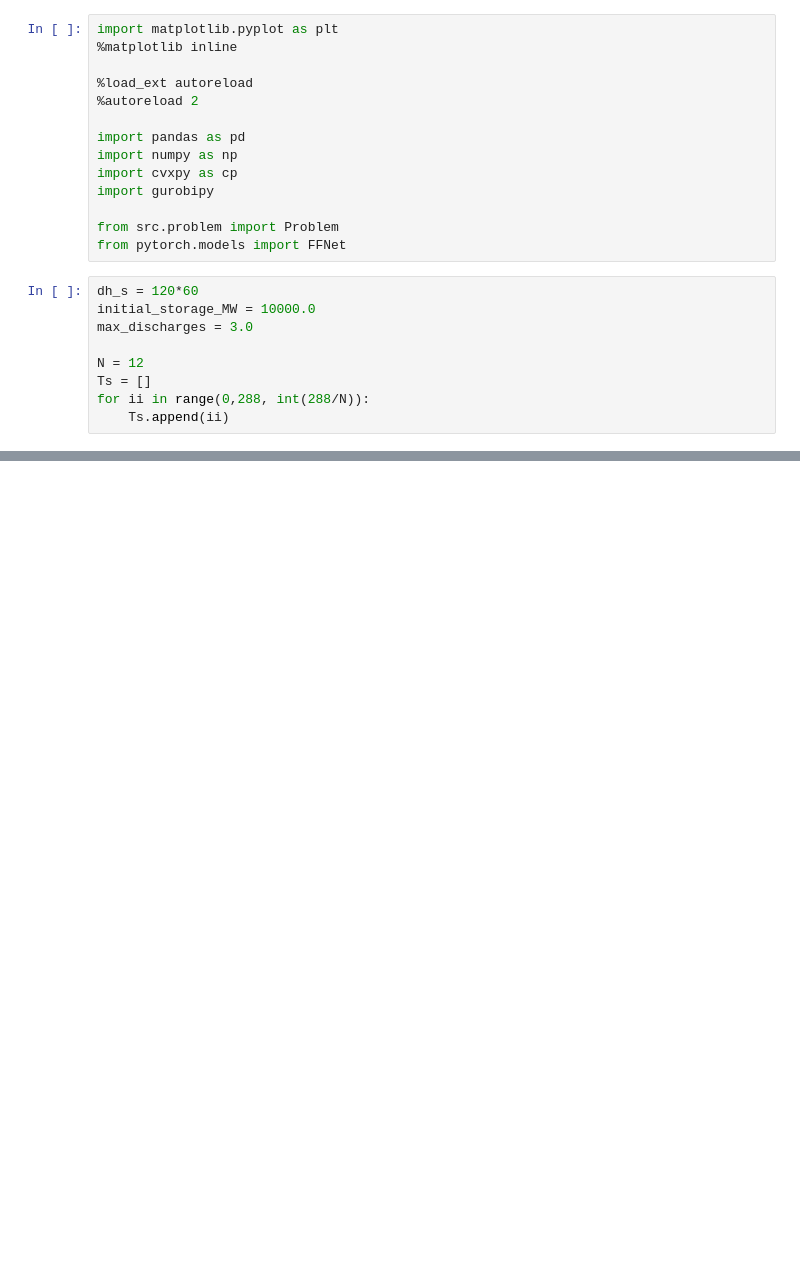
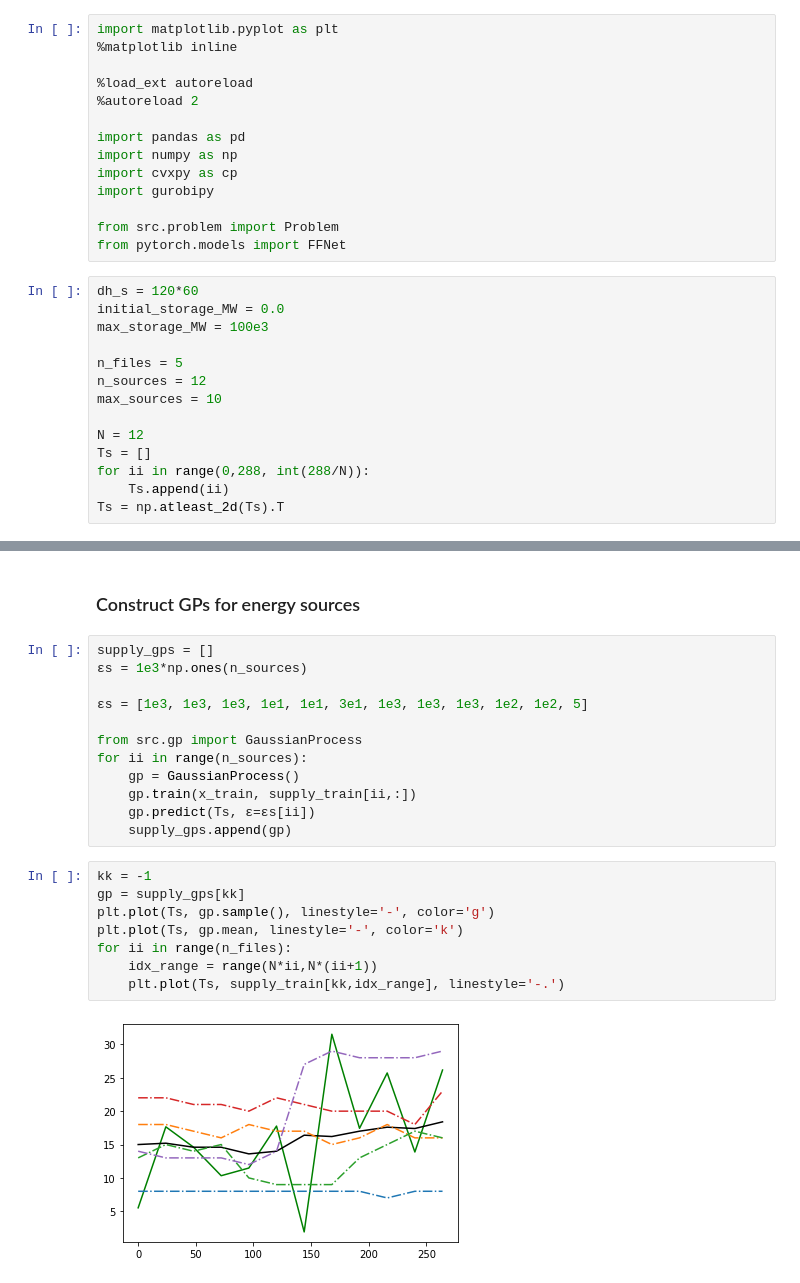
Before and after one commit to acauligi/energy291-project, a Jupyter notebook: data_generation.ipynb, the cells around one changed output, grey strips where cells are left out. Saved outputs shown, nothing was run; the diff lists cells and outputs as text; blank space fills up the shorter version.

```diff
--- a/data_generation.ipynb
+++ b/data_generation.ipynb
@@ -14,11 +14,16 @@ from src.problem import Problem
 from pytorch.models import FFNet
 # %%
 dh_s = 120*60
-initial_storage_MW = 10000.0
-max_discharges = 3.0
+initial_storage_MW = 0.0
+max_storage_MW = 100e3
+
+n_files = 5
+n_sources = 12
+max_sources = 10
 
 N = 12
 Ts = []
 for ii in range(0,288, int(288/N)):
     Ts.append(ii)
+Ts = np.atleast_2d(Ts).T
 # %%
@@ -59,0 +72,24 @@ hour_ahead_forecast = demand_df.iloc[1].values[1:-1][Ts].astype(float)
+# %% [markdown]
+### Construct GPs for energy sources
+# %%
+supply_gps = []
+εs = 1e3*np.ones(n_sources)
+
+εs = [1e3, 1e3, 1e3, 1e1, 1e1, 3e1, 1e3, 1e3, 1e3, 1e2, 1e2, 5]
+
+from src.gp import GaussianProcess
+for ii in range(n_sources):
+    gp = GaussianProcess()
+    gp.train(x_train, supply_train[ii,:])
+    gp.predict(Ts, ε=εs[ii])
+    supply_gps.append(gp)
+# %%
+kk = -1
+gp = supply_gps[kk]
+plt.plot(Ts, gp.sample(), linestyle='-', color='g')
+plt.plot(Ts, gp.mean, linestyle='-', color='k')
+for ii in range(n_files):
+    idx_range = range(N*ii,N*(ii+1))
+    plt.plot(Ts, supply_train[kk,idx_range], linestyle='-.')
+# %% [output]
+[figure, added]
```
Also changed, not shown: parts of 9 cells of this notebook, 3 other files.
